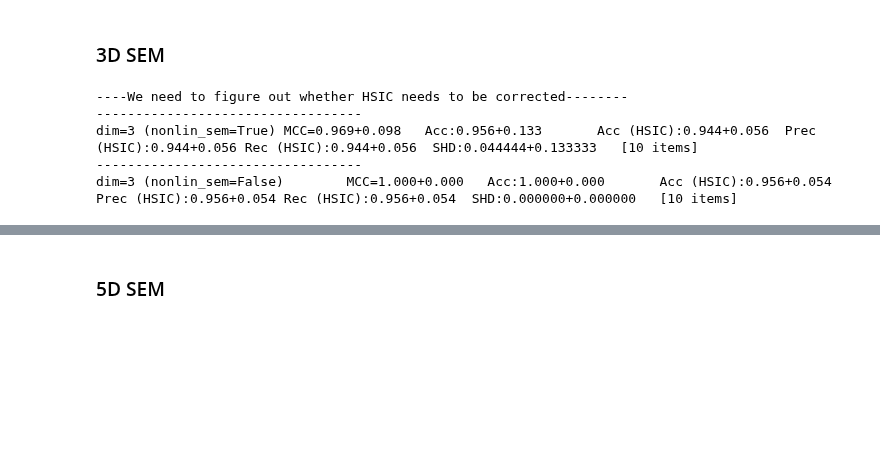
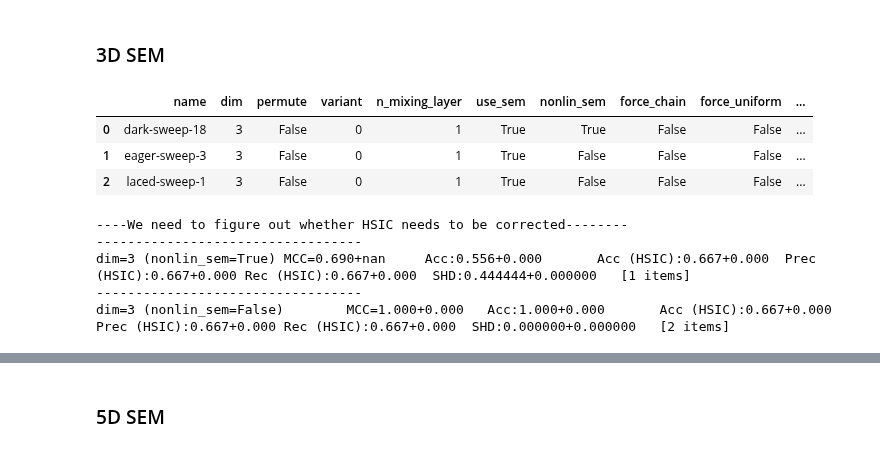
Before and after one commit to rpatrik96/nl-causal-representations, a Jupyter notebook: notebooks/synth_plots.ipynb, the cells around one changed output, grey strips where cells are left out. Drawn from its saved outputs; the diff is of its cells as text; code cells hidden in the pictures; blank space fills up the shorter version.

```diff
--- a/notebooks/synth_plots.ipynb
+++ b/notebooks/synth_plots.ipynb
@@ -35,7 +41,7 @@ runs = api.runs(ENTITY + "/" + PROJECT)
 # %% [markdown]
 ## 3D SEM
 # %%
-SWEEP_ID = "9b8ibcef"
+SWEEP_ID = "mmzkkmw4"
 sweep = api.sweep(f"{ENTITY}/{PROJECT}/{SWEEP_ID}")
-filename = f"sem_3d_munkres_sweep_{SWEEP_ID}"
-df3d, (true_unmix_jacobians3d, est_unmix_jacobians3d, permute_indices3d, hsic_adj3d, ica_permute3d) = sweep2df(sweep.runs, filename, save=True, load=True)
+filename = f"sem_3d_sweep_{SWEEP_ID}"
+df3d, (true_unmix_jacobians3d, est_unmix_jacobians3d, permute_indices3d, hsic_adj3d, ica_permute3d) = sweep2df(sweep.runs, filename, save=True, load=False)
@@ -155,14 +243,21 @@ df_monti_sparse, (true_unmix_jacobians_monti_sparse, est_unmix_jacobians_monti_s
 ## Corrected stats
 # %% [markdown]
 ### 3D SEM
+# %%
+df3d
+# %% [output]
+|  | name | dim | permute | variant | n_mixing_layer | use_sem | nonlin_sem | force_chain | force_uniform | ... |
+| 0 | dark-sweep-18 | 3 | False | 0 | 1 | True | True | False | False | ... |
+| 1 | eager-sweep-3 | 3 | False | 0 | 1 | True | False | False | False | ... |
+| 2 | laced-sweep-1 | 3 | False | 0 | 1 | True | False | False | False | ... |
 # %%
 stats3d=corrected_jacobian_stats(df3d, true_unmix_jacobians3d, est_unmix_jacobians3d, permute_indices3d, hsic_adj3d, ica_permute3d)
 # %% [output]
 ----We need to figure out whether HSIC needs to be corrected--------
 ----------------------------------
-dim=3 (nonlin_sem=True) MCC=0.969+0.098   Acc:0.956+0.133       Acc (HSIC):0.944+0.056  Prec (HSIC):0.944+0.056 Rec (HSIC):0.944+0.056  SHD:0.044444+0.133333   [10 items]
+dim=3 (nonlin_sem=True) MCC=0.690+nan     Acc:0.556+0.000       Acc (HSIC):0.667+0.000  Prec (HSIC):0.667+0.000 Rec (HSIC):0.667+0.000  SHD:0.444444+0.000000   [1 items]
 ----------------------------------
-dim=3 (nonlin_sem=False)        MCC=1.000+0.000   Acc:1.000+0.000       Acc (HSIC):0.956+0.054  Prec (HSIC):0.956+0.054 Rec (HSIC):0.956+0.054  SHD:0.000000+0.000000   [10 items]
+dim=3 (nonlin_sem=False)        MCC=1.000+0.000   Acc:1.000+0.000       Acc (HSIC):0.667+0.000  Prec (HSIC):0.667+0.000 Rec (HSIC):0.667+0.000  SHD:0.000000+0.000000   [2 items]
 # %%
 stats3d_permute=corrected_jacobian_stats(df3d_permute, true_unmix_jacobians3d_permute, est_unmix_jacobians3d_permute, permute_indices3d_permute, hsic_adj3d_permute, ica_permute3d_permute)
 # %% [output]
```
Also changed, not shown: parts of 45 cells of this notebook, 1 other file.
